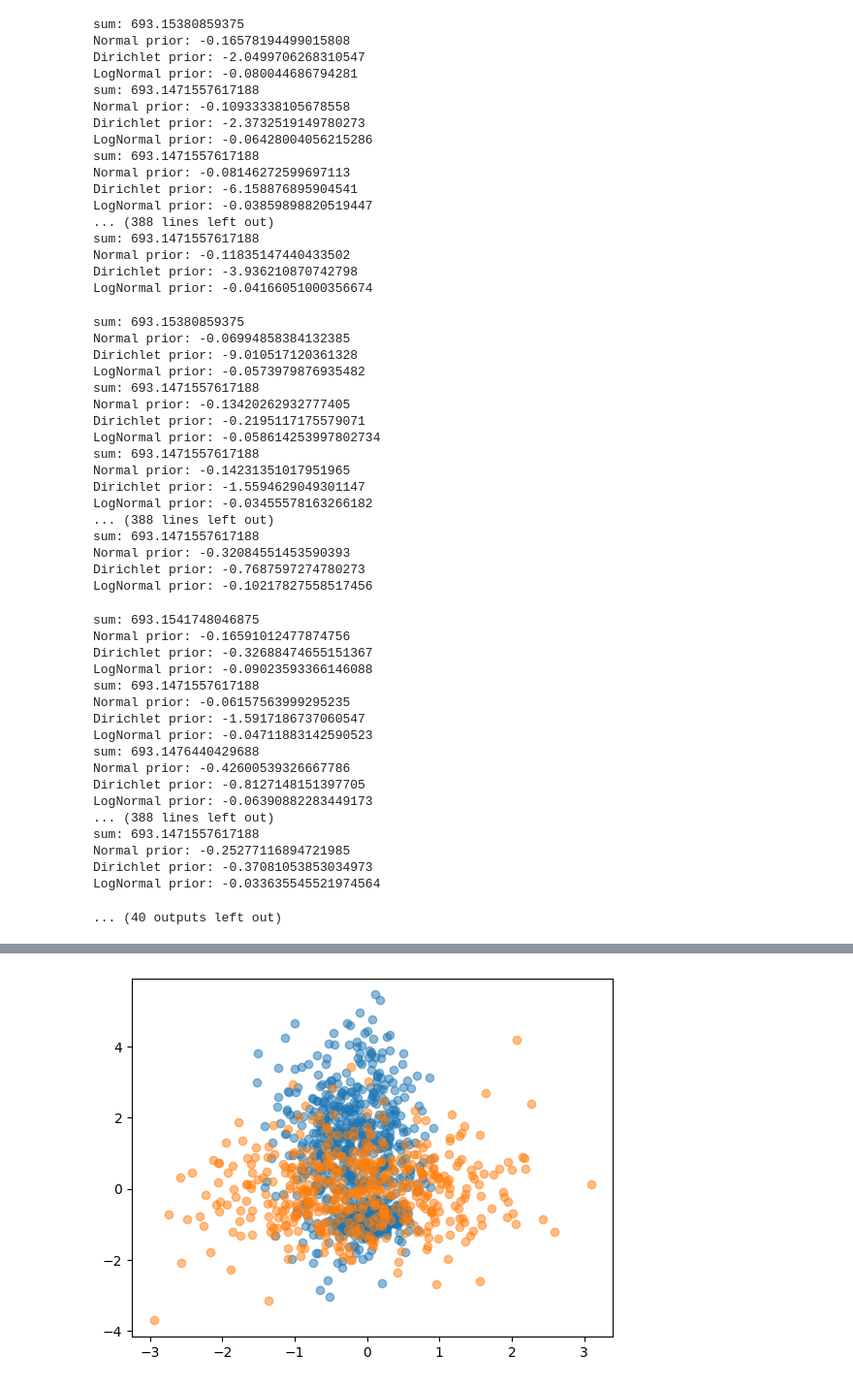
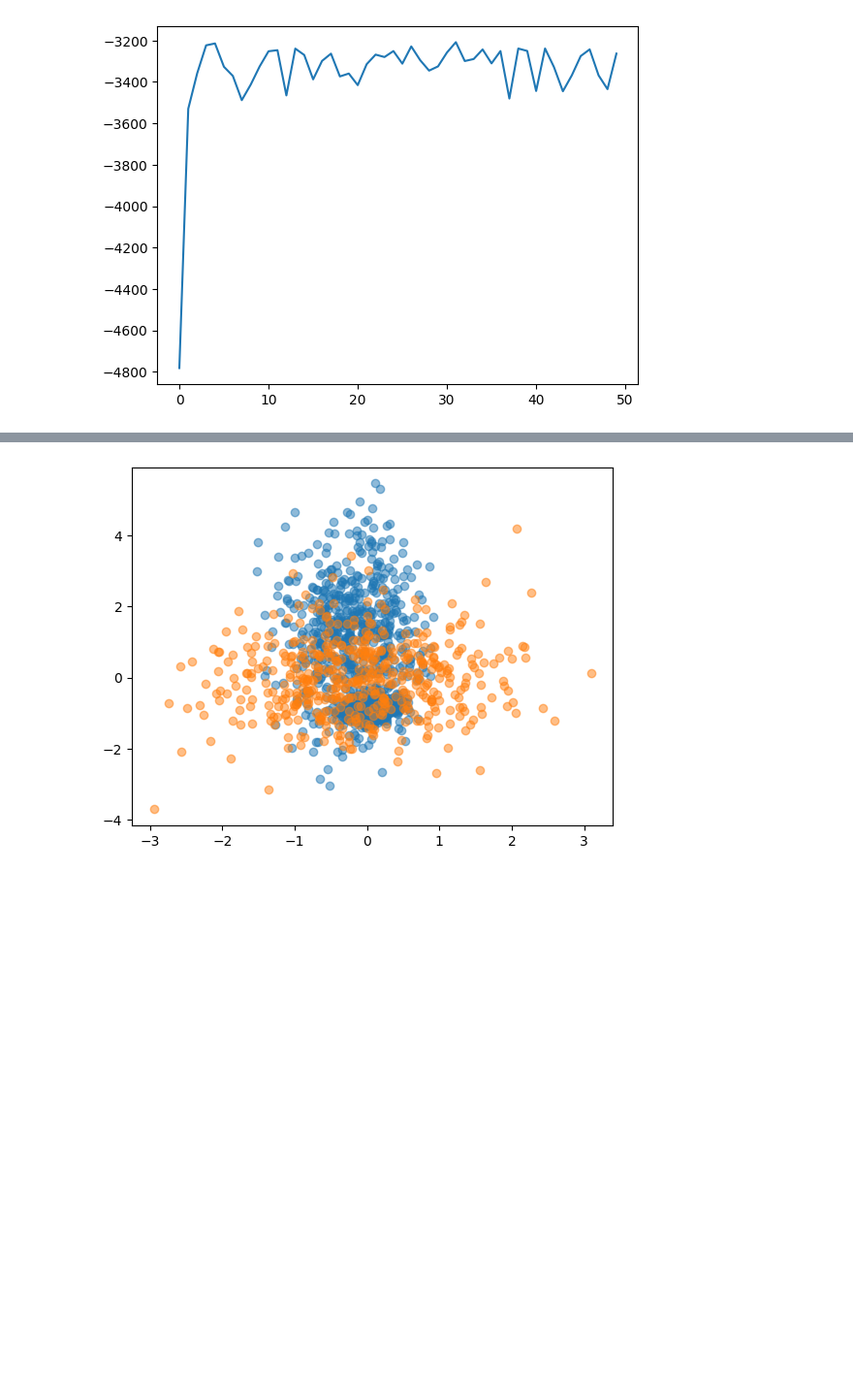
Before and after one commit to QuentinJGMace/ADVI, a Jupyter notebook: experiment.ipynb, the cells around one changed output, grey strips where cells are left out. Shown at 97% size. Cells and saved outputs as stored; diff of their text form; code cells hidden in the pictures; blank space fills up the shorter version.

```diff
--- a/experiment.ipynb
+++ b/experiment.ipynb
@@ -53,7 +60,7 @@ model = GMM(D, gmm_K, alpha_0=1000)
 param_keys = model.named_params
 param_dims = model.dim_parameters
 key_pos = model.key_pos
-advi = ADVI2(model, 1, batch_size=10, lr=1e-3, mode='meanfield', num_epochs=50)
+advi = ADVI2(model, 1, batch_size=10, lr=0.1, mode='meanfield', num_epochs=50)
 
 %matplotlib inline
 advi.fit(x_train, method="Adam", plotting=True)
@@ -214,55 +68,4 @@ LogNormal prior: -0.10126900672912598
-sum: 693.15380859375
-Normal prior: -0.16578194499015808
-Dirichlet prior: -2.0499706268310547
-LogNormal prior: -0.080044686794281
-sum: 693.1471557617188
-Normal prior: -0.10933338105678558
-Dirichlet prior: -2.3732519149780273
-LogNormal prior: -0.06428004056215286
-sum: 693.1471557617188
-Normal prior: -0.08146272599697113
-Dirichlet prior: -6.158876895904541
-LogNormal prior: -0.03859898820519447
-... (388 lines left out)
-sum: 693.1471557617188
-Normal prior: -0.11835147440433502
-Dirichlet prior: -3.936210870742798
-LogNormal prior: -0.04166051000356674
-sum: 693.15380859375
-Normal prior: -0.06994858384132385
-Dirichlet prior: -9.010517120361328
-LogNormal prior: -0.0573979876935482
-sum: 693.1471557617188
-Normal prior: -0.13420262932777405
-Dirichlet prior: -0.2195117175579071
-LogNormal prior: -0.058614253997802734
-sum: 693.1471557617188
-Normal prior: -0.14231351017951965
-Dirichlet prior: -1.5594629049301147
-LogNormal prior: -0.03455578163266182
-... (388 lines left out)
-sum: 693.1471557617188
-Normal prior: -0.32084551453590393
-Dirichlet prior: -0.7687597274780273
-LogNormal prior: -0.10217827558517456
-sum: 693.1541748046875
-Normal prior: -0.16591012477874756
-Dirichlet prior: -0.32688474655151367
-LogNormal prior: -0.09023593366146088
-sum: 693.1471557617188
-Normal prior: -0.06157563999295235
-Dirichlet prior: -1.5917186737060547
-LogNormal prior: -0.04711883142590523
-sum: 693.1476440429688
-Normal prior: -0.42600539326667786
-Dirichlet prior: -0.8127148151397705
-LogNormal prior: -0.06390882283449173
-... (388 lines left out)
-sum: 693.1471557617188
-Normal prior: -0.25277116894721985
-Dirichlet prior: -0.37081053853034973
-LogNormal prior: -0.033635545521974564
-... (40 outputs left out)
+[figure, added]
 # %%
 zeta_p = advi.model_params.vparams[0, :gmm_K].detach()
 mean = advi.model_params.vparams[0, gmm_K:gmm_K + gmm_K*D].view(gmm_K, D).detach()
```
Also changed, not shown: parts of 5 cells of this notebook, 1 other file.
